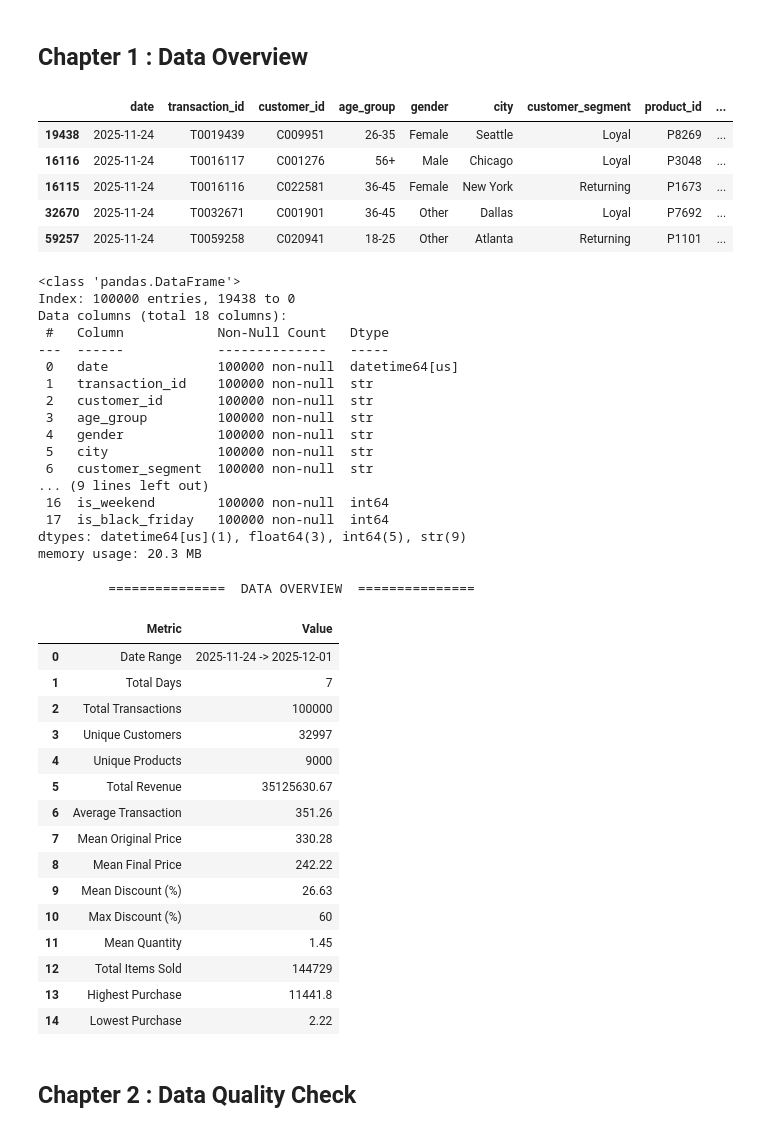
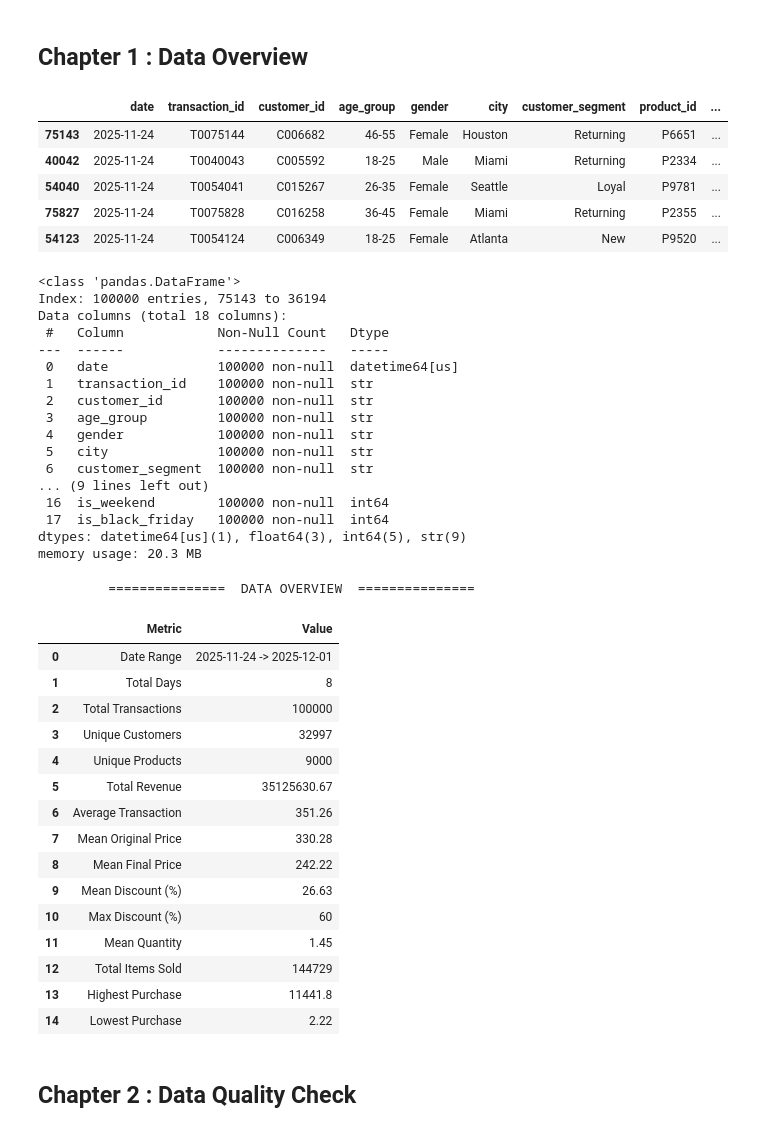
Before and after one commit to fathirrizkifadillah/Black-Friday, a Jupyter notebook: main.ipynb, the cells around one changed output. Saved outputs shown, nothing was run; the diff lists cells and outputs as text; code cells hidden in the pictures.

```diff
--- a/main.ipynb
+++ b/main.ipynb
@@ -27,26 +44,28 @@ df = pd.read_csv(os.path.join(path, 'retail_black_friday_sales_100k.csv'))
 ## Chapter 1 : Data Overview
 # %%
 df.rename(columns={'purchase_date': 'date'}, inplace=True)
-df['date'] = pd.to_datetime(df['date'])
+df['date'] = (pd.to_datetime(df['date'])
+              + pd.to_timedelta(df['purchase_hour'], unit='h')
+              )
 cols = ['date'] + [col for col in df.columns if col != 'date']
 df = df[cols]
 
 
 df = df.sort_values('date')
 
 df.head()
 # %% [output]
 |  | date | transaction_id | customer_id | age_group | gender | city | customer_segment | product_id | ... |
-| 19438 | 2025-11-24 | T0019439 | C009951 | 26-35 | Female | Seattle | Loyal | P8269 | ... |
-| 16116 | 2025-11-24 | T0016117 | C001276 | 56+ | Male | Chicago | Loyal | P3048 | ... |
-| 16115 | 2025-11-24 | T0016116 | C022581 | 36-45 | Female | New York | Returning | P1673 | ... |
-| 32670 | 2025-11-24 | T0032671 | C001901 | 36-45 | Other | Dallas | Loyal | P7692 | ... |
-| 59257 | 2025-11-24 | T0059258 | C020941 | 18-25 | Other | Atlanta | Returning | P1101 | ... |
+| 75143 | 2025-11-24 | T0075144 | C006682 | 46-55 | Female | Houston | Returning | P6651 | ... |
+| 40042 | 2025-11-24 | T0040043 | C005592 | 18-25 | Male | Miami | Returning | P2334 | ... |
+| 54040 | 2025-11-24 | T0054041 | C015267 | 26-35 | Female | Seattle | Loyal | P9781 | ... |
+| 75827 | 2025-11-24 | T0075828 | C016258 | 36-45 | Female | Miami | Returning | P2355 | ... |
+| 54123 | 2025-11-24 | T0054124 | C006349 | 18-25 | Female | Atlanta | New | P9520 | ... |
 # %%
 df.info()
 # %% [output]
 <class 'pandas.DataFrame'>
-Index: 100000 entries, 19438 to 0
+Index: 100000 entries, 75143 to 36194
 Data columns (total 18 columns):
  #   Column            Non-Null Count   Dtype
 ---  ------            --------------   -----
@@ -65,7 +84,7 @@ memory usage: 20.3 MB
 # %%
 start_date = df['date'].min().date()
 end_date = df['date'].max().date()
-total_days = (end_date - start_date).days
+total_days = total_days = df['date'].dt.date.nunique()
 
 print("\t",15*"="," DATA OVERVIEW ", 15*"=")
 
@@ -111,7 +130,7 @@ overview
          ===============  DATA OVERVIEW  ===============
 |  | Metric | Value |
 | 0 | Date Range | 2025-11-24 -> 2025-12-01 |
-| 1 | Total Days | 7 |
+| 1 | Total Days | 8 |
 | 2 | Total Transactions | 100000 |
 | 3 | Unique Customers | 32997 |
 | 4 | Unique Products | 9000 |
```
Also changed, not shown: parts of 3 cells of this notebook, 1 other file.
